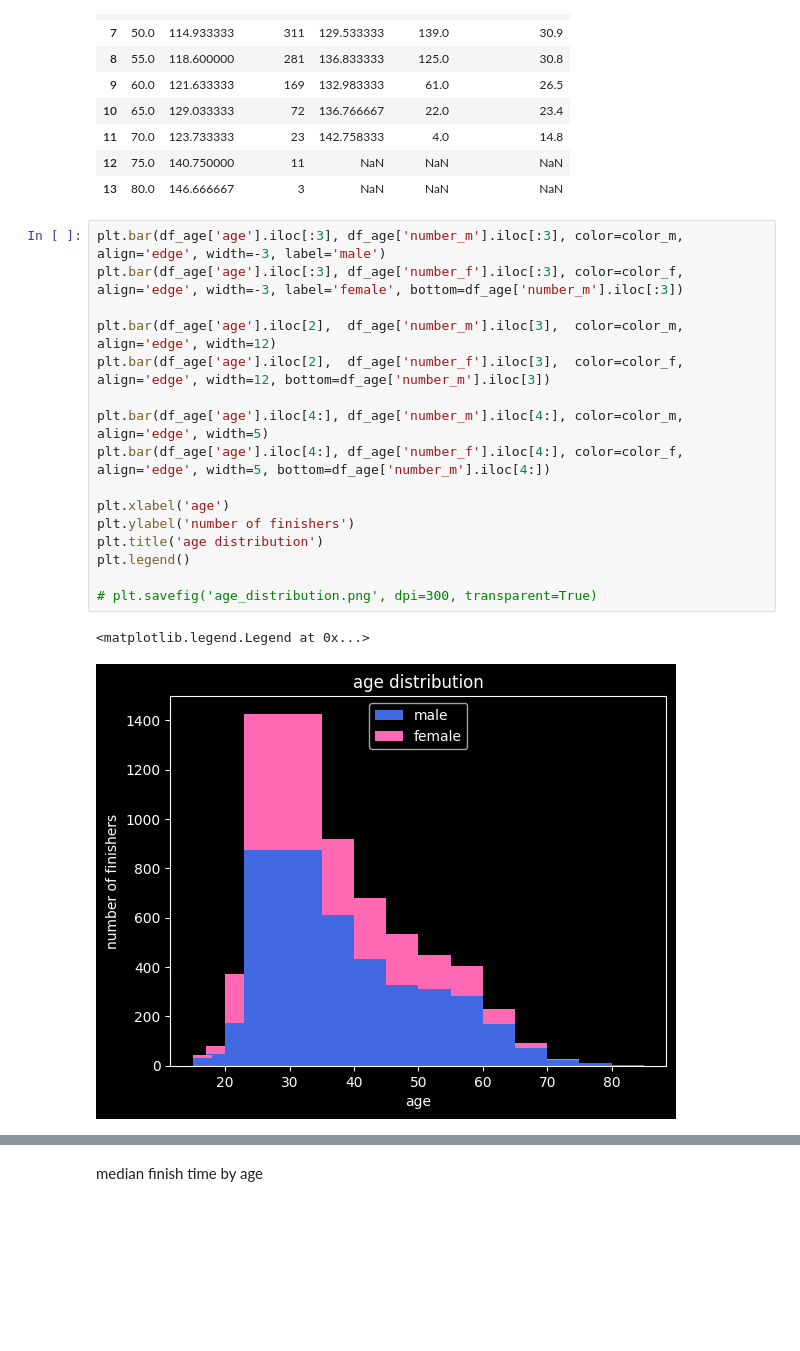
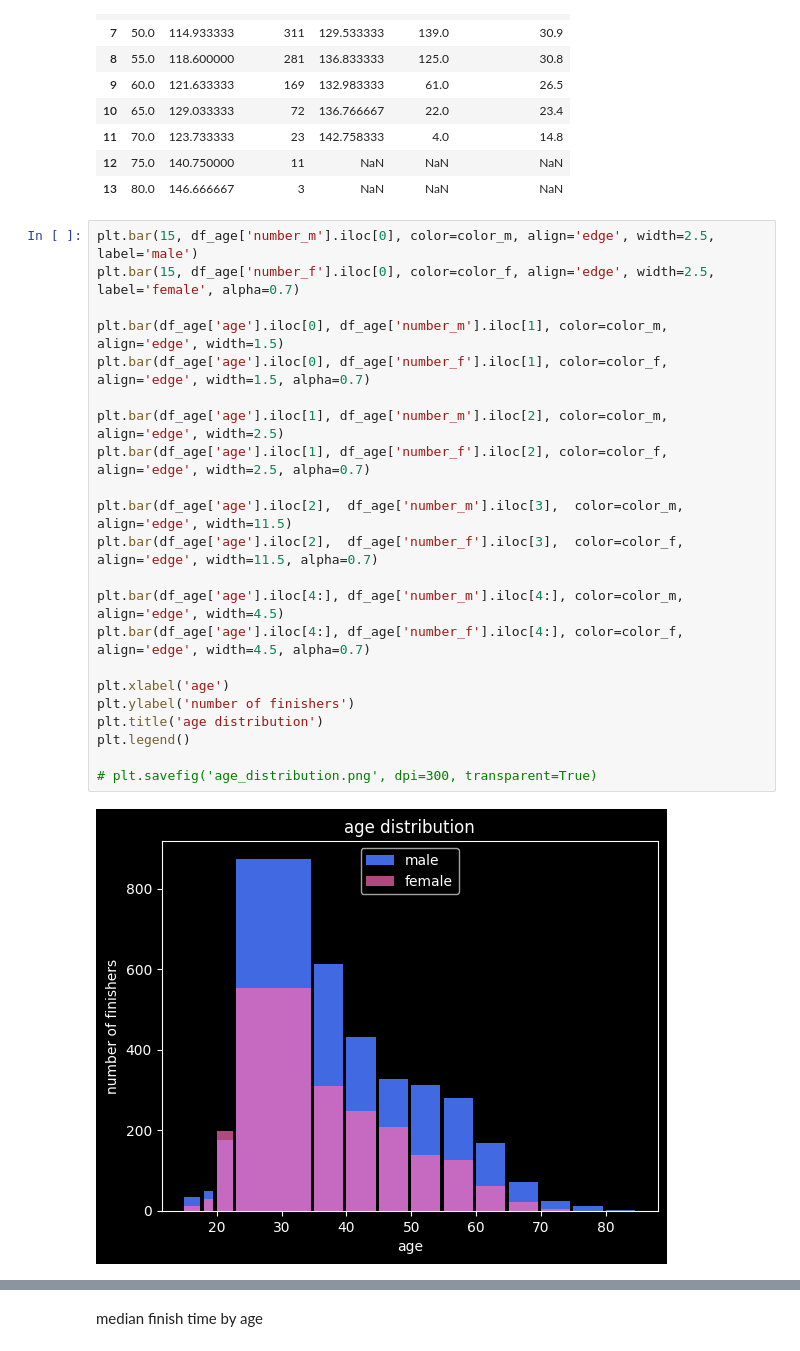
Before and after one commit to gerritnowald/Gutenberg-Halbmarathon-Mainz-2025-analysis, a Jupyter notebook: analysis.ipynb, the cells around one changed output, grey strips where cells are left out. Cells and saved outputs as stored; diff of their text form; blank space fills up the shorter version.

```diff
--- a/analysis.ipynb
+++ b/analysis.ipynb
@@ -108,21 +103,26 @@ df_age
 | 12 | 75.0 | 140.750000 | 11 | NaN | NaN | NaN |
 | 13 | 80.0 | 146.666667 | 3 | NaN | NaN | NaN |
 # %%
-plt.bar(df_age['age'].iloc[:3], df_age['number_m'].iloc[:3], color=color_m, align='edge', width=-3, label='male')
-plt.bar(df_age['age'].iloc[:3], df_age['number_f'].iloc[:3], color=color_f, align='edge', width=-3, label='female', bottom=df_age['number_m'].iloc[:3])
+plt.bar(15, df_age['number_m'].iloc[0], color=color_m, align='edge', width=2.5, label='male')
+plt.bar(15, df_age['number_f'].iloc[0], color=color_f, align='edge', width=2.5, label='female', alpha=0.7)
 
-plt.bar(df_age['age'].iloc[2],  df_age['number_m'].iloc[3],  color=color_m, align='edge', width=12)
-plt.bar(df_age['age'].iloc[2],  df_age['number_f'].iloc[3],  color=color_f, align='edge', width=12, bottom=df_age['number_m'].iloc[3])
+plt.bar(df_age['age'].iloc[0], df_age['number_m'].iloc[1], color=color_m, align='edge', width=1.5)
+plt.bar(df_age['age'].iloc[0], df_age['number_f'].iloc[1], color=color_f, align='edge', width=1.5, alpha=0.7)
 
-plt.bar(df_age['age'].iloc[4:], df_age['number_m'].iloc[4:], color=color_m, align='edge', width=5)
-plt.bar(df_age['age'].iloc[4:], df_age['number_f'].iloc[4:], color=color_f, align='edge', width=5, bottom=df_age['number_m'].iloc[4:])
+plt.bar(df_age['age'].iloc[1], df_age['number_m'].iloc[2], color=color_m, align='edge', width=2.5)
+plt.bar(df_age['age'].iloc[1], df_age['number_f'].iloc[2], color=color_f, align='edge', width=2.5, alpha=0.7)
+
+plt.bar(df_age['age'].iloc[2],  df_age['number_m'].iloc[3],  color=color_m, align='edge', width=11.5)
+plt.bar(df_age['age'].iloc[2],  df_age['number_f'].iloc[3],  color=color_f, align='edge', width=11.5, alpha=0.7)
+
+plt.bar(df_age['age'].iloc[4:], df_age['number_m'].iloc[4:], color=color_m, align='edge', width=4.5)
+plt.bar(df_age['age'].iloc[4:], df_age['number_f'].iloc[4:], color=color_f, align='edge', width=4.5, alpha=0.7)
 
 plt.xlabel('age')
 plt.ylabel('number of finishers')
 plt.title('age distribution')
 plt.legend()
 
 # plt.savefig('age_distribution.png', dpi=300, transparent=True)
 # %% [output]
-<matplotlib.legend.Legend at 0x...>
-[figure, old version]
+[figure, new version]
```
Also changed, not shown: parts of 2 cells of this notebook, 2 other files.
